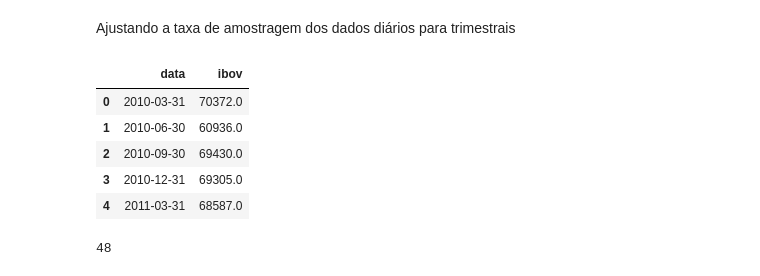
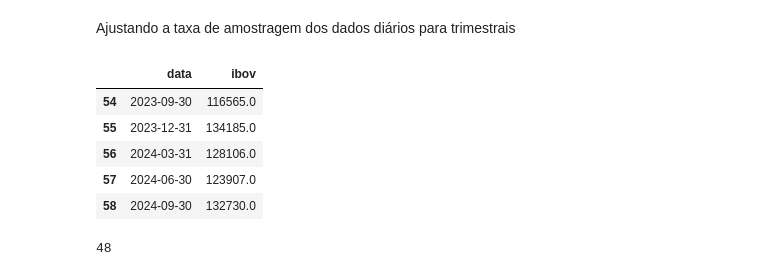
Before and after one commit to GiovanniManiezzo/indicadores_fundamentalistas, a Jupyter notebook: Data_mining/1_5_Agroup_index.ipynb, the cells around one changed output. Drawn from its saved outputs; the diff is of its cells as text; code cells hidden in the pictures.

```diff
--- a/Data_mining/1_5_Agroup_index.ipynb
+++ b/Data_mining/1_5_Agroup_index.ipynb
@@ -11,7 +11,7 @@ path_dados_indices = os.getenv('PATH_DADOS_GERAIS')
 # Pegar dados do ibovespa
 tickerData = yf.Ticker('^BVSP')
 # Importar dados usando taxa de amostragem de 1 mês
-tickerDf = tickerData.history(period='1mo', start='2010-01-01', end='2024-06-30')
+tickerDf = tickerData.history(period='1mo', start='2010-01-01', end='2024-09-30')
 # Deixar apenas data no indíce
 tickerDf.index = tickerDf.index
 ibov = tickerDf[['Close']]
@@ -180,14 +190,14 @@ ibov_index_trimestral.columns = ['data', 'ibov']
 fgv_index['Data'] = pd.to_datetime(fgv_index['Data'])
 fgv_index = fgv_index.rename(columns={'Data': 'data'})
 # %%
-ibov_index_trimestral.head()
+ibov_index_trimestral.tail()
 # %% [output]
 |  | data | ibov |
-| 0 | 2010-03-31 | 70372.0 |
-| 1 | 2010-06-30 | 60936.0 |
-| 2 | 2010-09-30 | 69430.0 |
-| 3 | 2010-12-31 | 69305.0 |
-| 4 | 2011-03-31 | 68587.0 |
+| 54 | 2023-09-30 | 116565.0 |
+| 55 | 2023-12-31 | 134185.0 |
+| 56 | 2024-03-31 | 128106.0 |
+| 57 | 2024-06-30 | 123907.0 |
+| 58 | 2024-09-30 | 132730.0 |
 # %%
 #Juntar os dataframes ibov_index_trimestral  iee_index_trimestral   selic_index_trimestral  vix_index_trimestral   igpm_index_trimestral ipca_index_trimestral incc_index_trimestral
 df_junto = ibov_index_trimestral.merge(iee_index_trimestral, on='data', )
```
Also changed, not shown: parts of 4 cells of this notebook, 4 other files.
